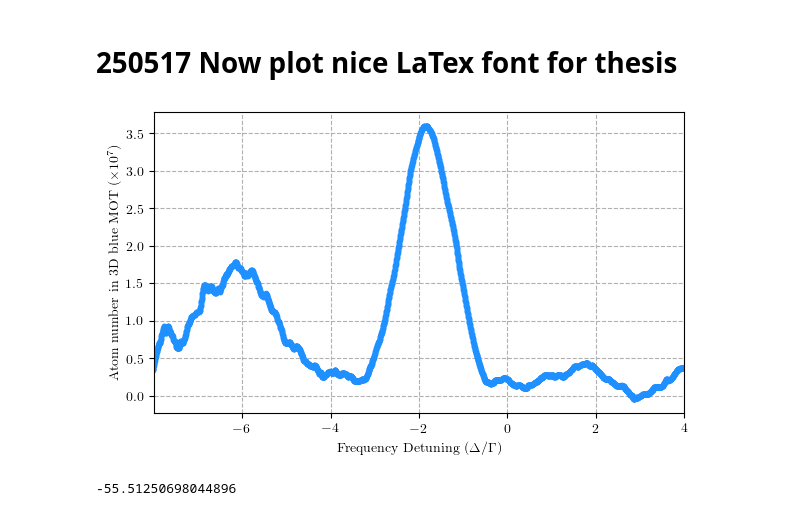
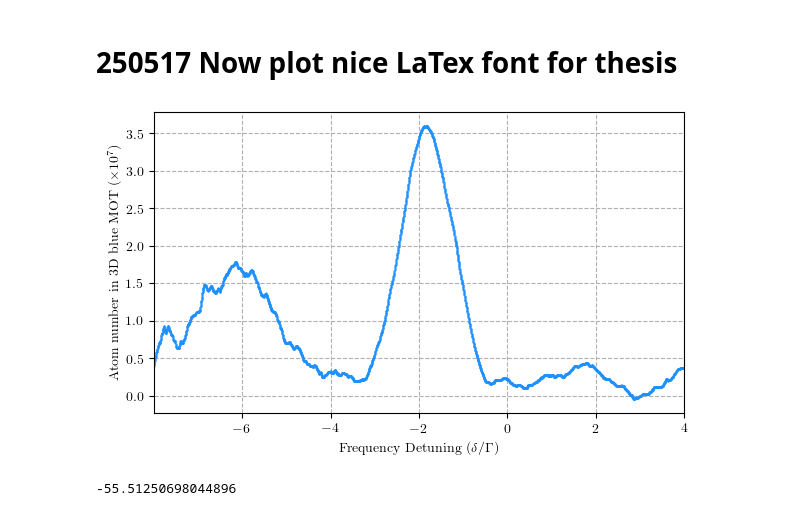
Before and after one commit to hsuchungchuan/Projects, a Jupyter notebook: 3D MOT Plots/Frequency_Detuning_Mariame/Frequency Scan Blue MOT (frequencyupdown) 02.02.2024.ipynb, the cells around one changed output. Cells and saved outputs as stored; diff of their text form; code cells hidden in the pictures.

```diff
--- a/3D MOT Plots/Frequency_Detuning_Mariame/Frequency Scan Blue MOT (frequencyupdown) 02.02.2024.ipynb
+++ b/3D MOT Plots/Frequency_Detuning_Mariame/Frequency Scan Blue MOT (frequencyupdown) 02.02.2024.ipynb
@@ -594,7 +594,7 @@ plt.rcParams["legend.labelspacing"] = 0.6  # Vertical space between legend entri
 # plt.rcParams["legend.handlelength"] = 2.0  # Length of legend marker lines
 
 plt.rcParams["lines.linewidth"] = 1
-plt.rcParams["lines.markersize"] = 6 #data point size
+plt.rcParams["lines.markersize"] = 1 #data point size
 
 # CHOOSE NICE COLOR FOR DARK MARKER EDGEWIDTH FROM "dodgerblue","mediumseagreen","crimson","mediumpurple","slateblue","darkorange","peru","goldenrod"
 # plt.rcParams["lines.linewidth"] = 1
@@ -620,28 +620,28 @@ plt.rcParams['axes.grid'] = True
 # %%
 f_interpolated_ECDL = np.interp(t2, t1, freq)
 freq_3DMOT = f_interpolated_ECDL - 0.275 #-275MHz 3D MOT beams with respect to ECDL, where IJD3 is -400MHz wrt ECDL but has a +125MHz AOM
 resonance = 650503.8660
 detuning_3DMOT = (freq_3DMOT - resonance) * 1000 # MHz
 
 detuning_3DMOT_sliced = detuning_3DMOT[477502:955005]
 w2_sliced = w2[477502:955005]
 # obtain number of atoms using function above by passing in the detuning and voltage for each point here
 number_of_atoms_list = [number_of_atoms(detuning, voltage) for detuning, voltage in zip(detuning_3DMOT_sliced*1e6, w2_sliced*1e-3)] # detuning in Hz, voltage in V
 
 detuning_3DMOT_sliced_gamma = detuning_3DMOT_sliced / 30.5 # convert to gamma units
 
 plt.plot(detuning_3DMOT_sliced_gamma[::100], np.array(number_of_atoms_list[::100])/1e7,'.',color='dodgerblue')
 # plt.plot(detuning_3DMOT_sliced_gamma[np.argmax(number_of_atoms_list)],number_of_atoms_list[np.argmax(number_of_atoms_list)], 'x', markersize=10, color='crimson')
 
 plt.xticks(np.arange(-6, 10, 2))
 # plt.yticks(np.arange(0, 35, 5))
 plt.xlim(-8, 4)
 plt.ylabel(r'Atom number in 3D blue MOT ($\times$10$^7$)')
-plt.xlabel(r'Frequency Detuning ($\Delta/\Gamma$)')
+plt.xlabel(r'Frequency Detuning ($\delta/\Gamma$)')
 
-plt.savefig("250517 3DMOTAtomNumberResonanceFrequencySweep.pdf",dpi=300)
+plt.savefig("Frequency_Scan_Blue_MOT.pdf",dpi=300)
 # %% [output]
-[figure, old version]
+[figure, new version]
 # %%
 detuning_3DMOT_sliced[np.argmax(number_of_atoms_list)]
 # %% [output]
```
Also changed, not shown: parts of 4 cells of this notebook, 8 other files.
